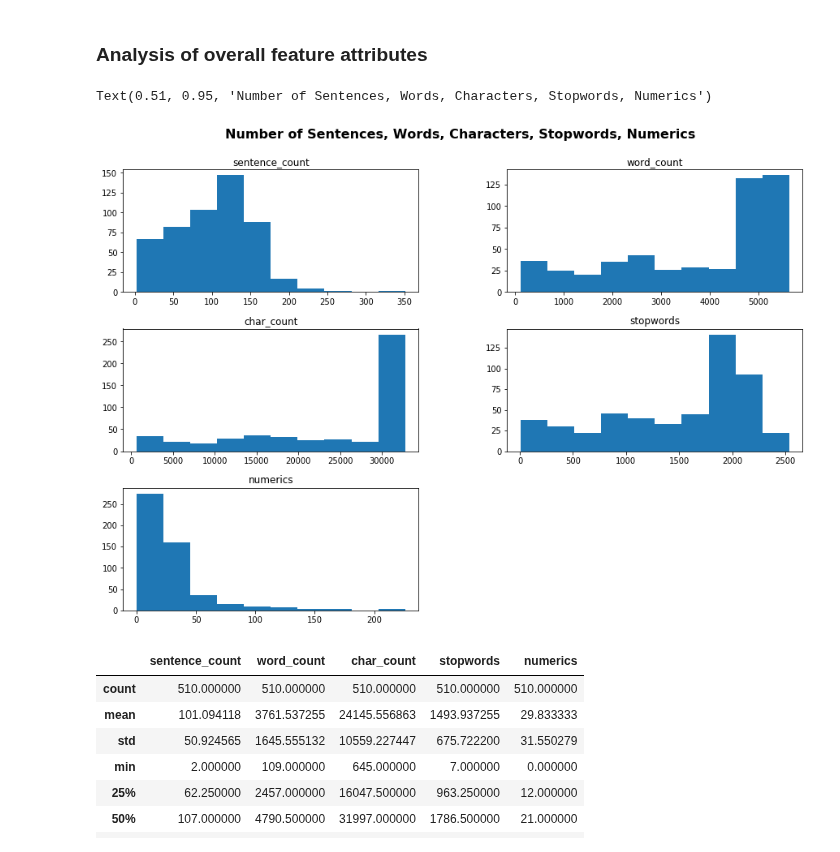
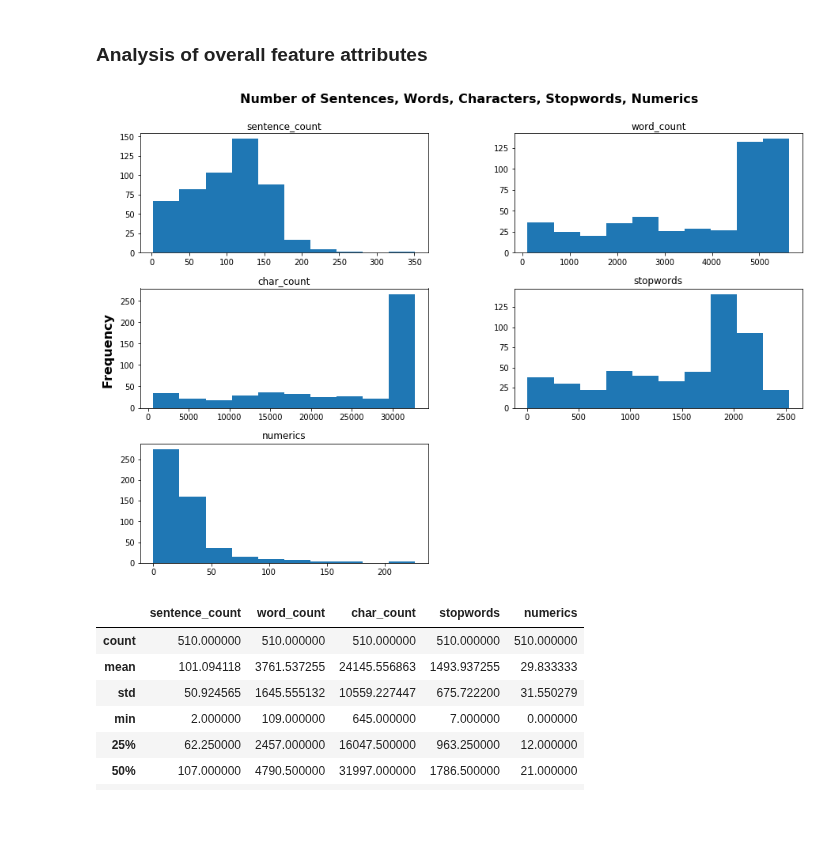
Before and after one commit to dian-farah/IS450TextMiningG2T2, a Jupyter notebook: EDA/Preliminary Results - Frequency and N-gram Analysis.ipynb, the cells around one changed output. Saved outputs shown, nothing was run; the diff lists cells and outputs as text; code cells hidden in the pictures; blank space fills up the shorter version.

```diff
--- a/EDA/Preliminary Results - Frequency and N-gram Analysis.ipynb
+++ b/EDA/Preliminary Results - Frequency and N-gram Analysis.ipynb
@@ -154,12 +154,13 @@ myhist=contracts_df['numerics'].hist()
 # %%
 # title_list = ['Title1', 'Title2', 'Title3', 'Title4', 'Title5']
 # fig, axes = plt.subplots(nrows=1, ncols=5, sharex=False, sharey=False,figsize=(25,9))
-contracts_df.hist(column=['sentence_count', 'word_count', 'char_count', 'stopwords', 'numerics'], figsize=(15,10), grid=False,)
+fig, ax = plt.subplots(figsize=(15,10))
+contracts_df.hist(column=['sentence_count', 'word_count', 'char_count', 'stopwords', 'numerics'], grid=False, ax=ax)
 pl.suptitle("Number of Sentences, Words, Characters, Stopwords, Numerics", x=0.51, y=0.95, weight='bold', size=16)
-# fig.text(0.09, 0.5, 'Frequency', va='center', rotation='vertical', weight='bold', size=16)
+fig.text(0.08, 0.5, 'Frequency', va='center', rotation='vertical', weight='bold', size=16)
+fig.savefig('Overview_Numbers.png')
 # %% [output]
-Text(0.51, 0.95, 'Number of Sentences, Words, Characters, Stopwords, Numerics')
-[figure, old version]
+[figure, new version]
 # %%
 contracts_df[['sentence_count', 'word_count', 'char_count', 'stopwords', 'numerics']].describe()
 # %% [output]
```
Also changed, not shown: parts of 6 cells of this notebook, 7 other files.
